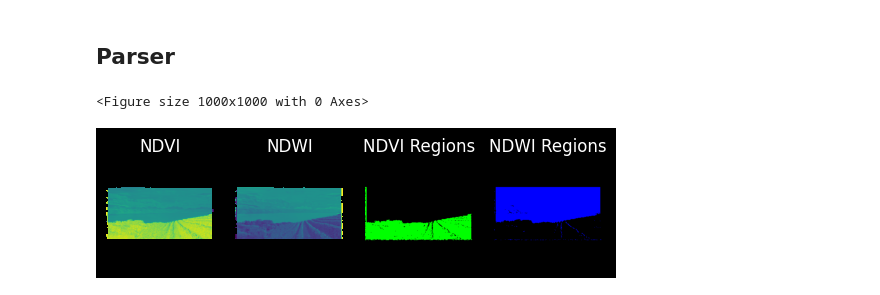
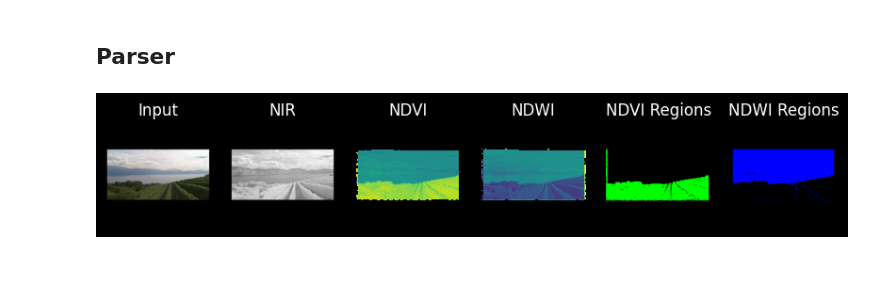
Before and after one commit to ULAS-HiPR/AI-utils, a Jupyter notebook: notebooks/nd_parser.ipynb, the cells around one changed output. Saved outputs shown, nothing was run; the diff lists cells and outputs as text; code cells hidden in the pictures; blank space fills up the shorter version.

```diff
--- a/notebooks/nd_parser.ipynb
+++ b/notebooks/nd_parser.ipynb
@@ -111,16 +111,25 @@ def parse_indices(inp, re, regions=False):
 
     return ndvi, ndwi, ndvi_regions, ndwi_regions
 # %%
-indices = parse_indices(inp, re, regions=True)
+ndvi, ndwi, ndvi_regions, ndwi_regions = parse_indices(inp, re, regions=True)
 
+samples = [
+    inp.numpy().astype(np.uint8),
+    re.numpy().astype(np.uint8),
+    ndvi,
+    ndwi,
+    ndvi_regions,
+    ndwi_regions,
+]
+
+# plot samples
 plt.figure(figsize=(10, 10))
-fig, axs = plt.subplots(1, len(indices))
-titles = ["NDVI", "NDWI", "NDVI Regions", "NDWI Regions"]
+titles = ["Input", "NIR", "NDVI", "NDWI", "NDVI Regions", "NDWI Regions"]
+for i in range(len(samples)):
+    plt.subplot(1, len(samples), i + 1)
+    plt.title(titles[i])
 
-for i, img in enumerate(indices):
-    axs[i].imshow(img)
-    axs[i].set_title(titles[i])
-    axs[i].axis('off')
+    plt.imshow(samples[i])
+    plt.axis("off")
 # %% [output]
-<Figure size 1000x1000 with 0 Axes>
-[figure, old version]
+[figure, new version]
```
